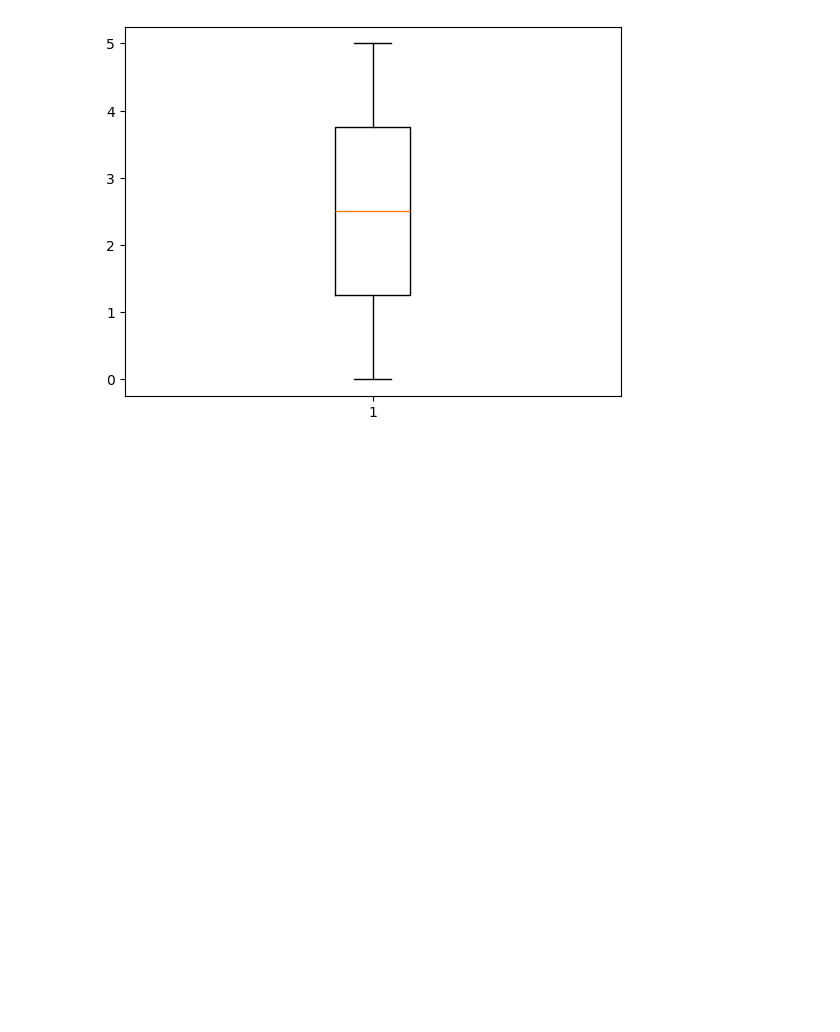
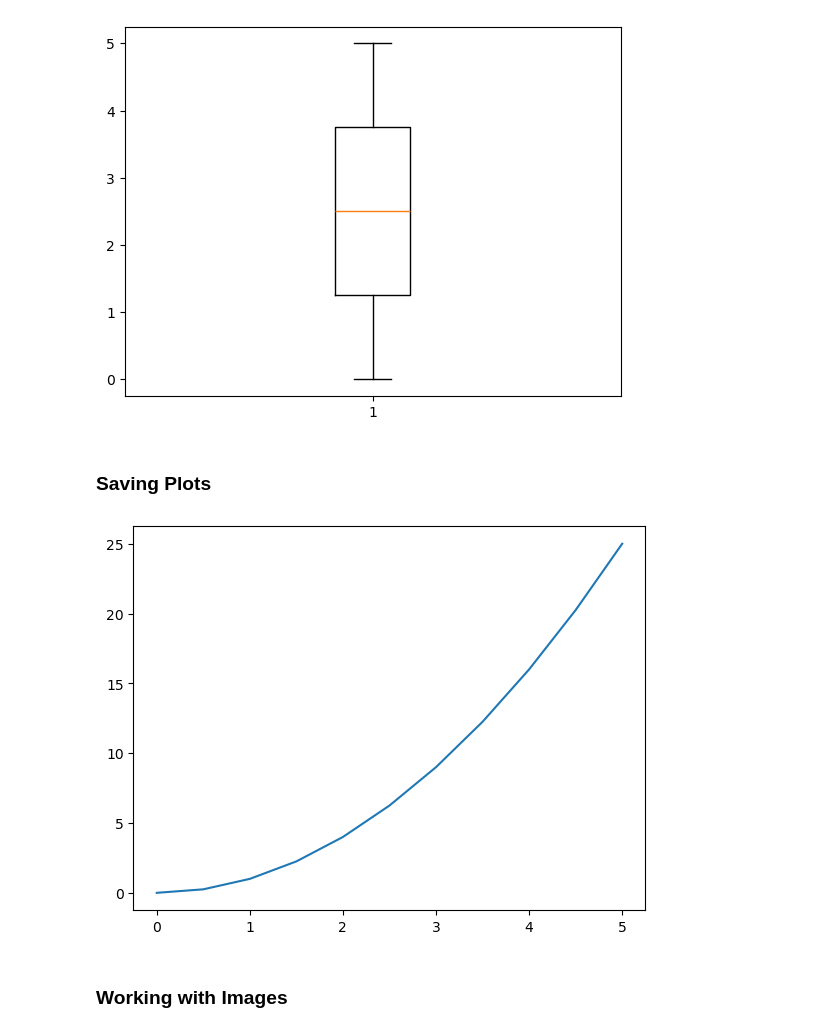
Before and after one commit to nishita-esrat/machine-learning, a Jupyter notebook: matplotlib/matplotlib.ipynb, the cells around one changed output. Saved outputs shown, nothing was run; the diff lists cells and outputs as text; code cells hidden in the pictures; blank space fills up the shorter version.

```diff
--- a/matplotlib/matplotlib.ipynb
+++ b/matplotlib/matplotlib.ipynb
@@ -78,3 +78,14 @@ plt.boxplot(x)
  'fliers': [<matplotlib.lines.Line2D at 0x...>],
  'means': []}
 [figure]
+# %% [markdown]
+### Saving Plots
+# %%
+fig = plt.figure()
+axis = fig.add_axes([0.1,0.1,0.8,0.8])
+plt.plot(x,y)
+plt.savefig("basic-plot.png")
+# %% [output]
+[figure, added]
+# %% [markdown]
+### Working with Images
```
Also changed, not shown: parts of 8 cells of this notebook, 3 other files.
